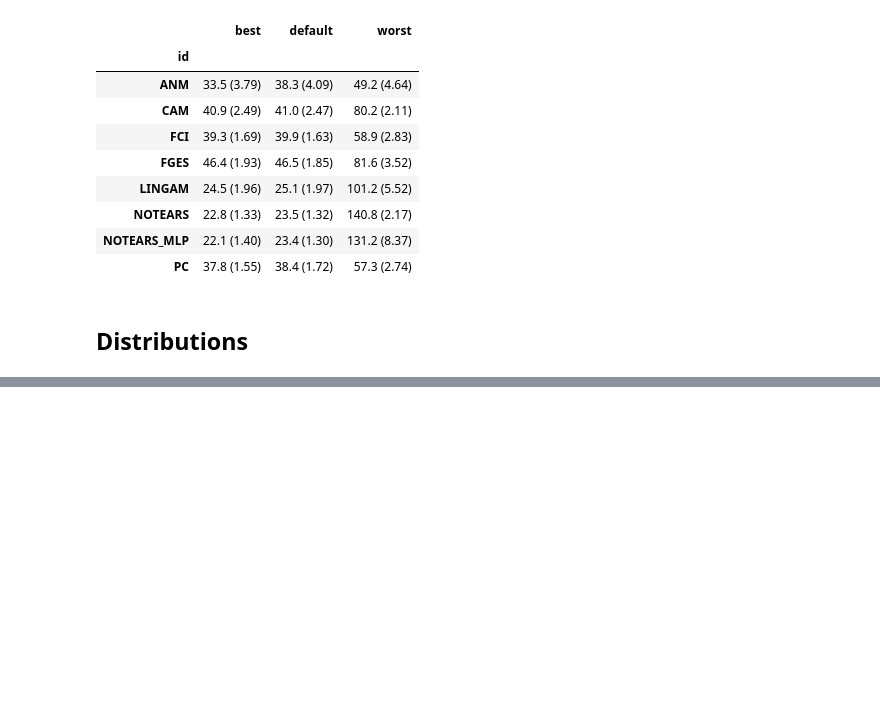
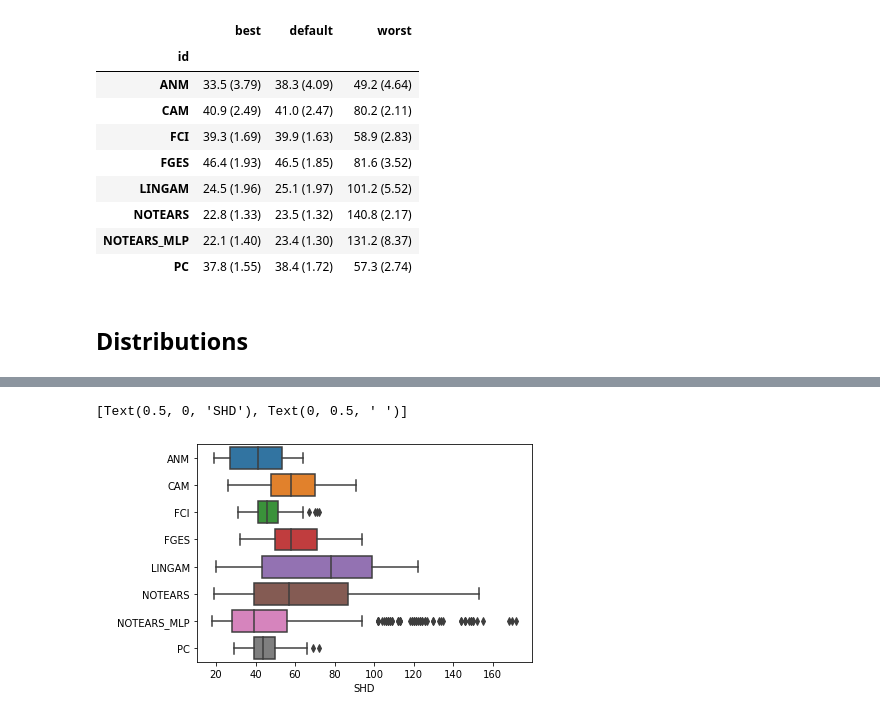
Before and after one commit to misoc-mml/hyperparams-causal-discovery, a Jupyter notebook: hyperparams/syntren.ipynb, the cells around one changed output, grey strips where cells are left out. Saved outputs shown, nothing was run; the diff lists cells and outputs as text; code cells hidden in the pictures; blank space fills up the shorter version.

Commit message:
Added boxplots to the analysis.

```diff
--- a/hyperparams/syntren.ipynb
+++ b/hyperparams/syntren.ipynb
@@ -131,0 +138,5 @@ sns.histplot(df, x='SHD_pattern', y='id', hue='id', legend=False)
+# %%
+sns.boxplot(data=df, x='SHD_pattern', y='id', order=algs).set(xlabel='SHD', ylabel=' ')
+# %% [output]
+[Text(0.5, 0, 'SHD'), Text(0, 0.5, ' ')]
+[figure, added]
```
Also changed, not shown: parts of 6 cells of this notebook, 3 other files.
